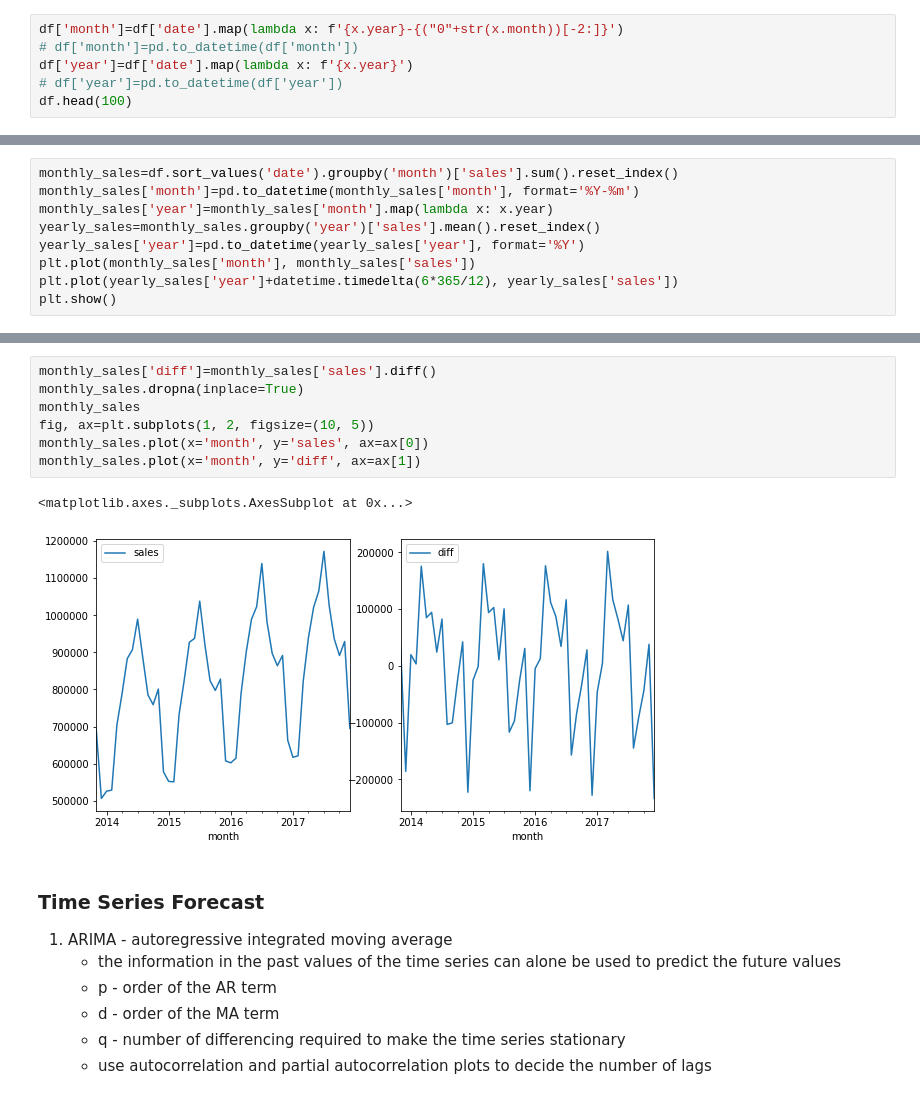
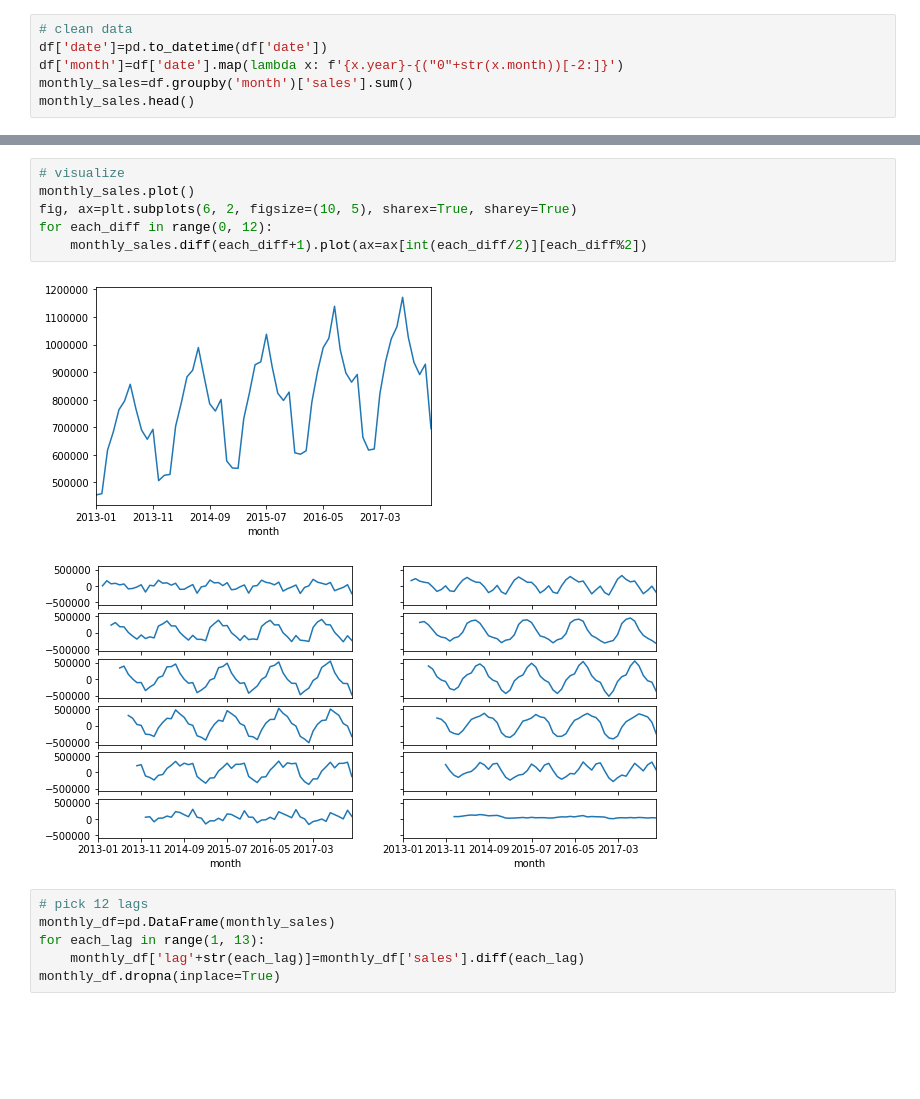
Before and after one commit to kevinclee26/time_series_analysis, a Jupyter notebook: demand-forecasting-kernels-only/Untitled.ipynb, the cells around one changed output, grey strips where cells are left out. Cells and saved outputs as stored; diff of their text form; blank space fills up the shorter version.

```diff
--- a/demand-forecasting-kernels-only/Untitled.ipynb
+++ b/demand-forecasting-kernels-only/Untitled.ipynb
@@ -35,7 +15,7 @@ df['date']=pd.to_datetime(df['date'])
 # %%
+# clean data
+df['date']=pd.to_datetime(df['date'])
 df['month']=df['date'].map(lambda x: f'{x.year}-{("0"+str(x.month))[-2:]}')
-# df['month']=pd.to_datetime(df['month'])
-df['year']=df['date'].map(lambda x: f'{x.year}')
-# df['year']=pd.to_datetime(df['year'])
-df.head(100)
+monthly_sales=df.groupby('month')['sales'].sum()
+monthly_sales.head()
 # %% [output]
@@ -67,9 +28,0 @@ for idx, each_store in enumerate(all_stores):
-# %%
-monthly_sales=df.sort_values('date').groupby('month')['sales'].sum().reset_index()
-monthly_sales['month']=pd.to_datetime(monthly_sales['month'], format='%Y-%m')
-monthly_sales['year']=monthly_sales['month'].map(lambda x: x.year)
-yearly_sales=monthly_sales.groupby('year')['sales'].mean().reset_index()
-yearly_sales['year']=pd.to_datetime(yearly_sales['year'], format='%Y')
-plt.plot(monthly_sales['month'], monthly_sales['sales'])
-plt.plot(yearly_sales['year']+datetime.timedelta(6*365/12), yearly_sales['sales'])
-plt.show()
@@ -93,18 +29,15 @@ plt.show()
-# %%
-monthly_sales['diff']=monthly_sales['sales'].diff()
-monthly_sales.dropna(inplace=True)
-monthly_sales
-fig, ax=plt.subplots(1, 2, figsize=(10, 5))
-monthly_sales.plot(x='month', y='sales', ax=ax[0])
-monthly_sales.plot(x='month', y='diff', ax=ax[1])
-# %% [output]
-<matplotlib.axes._subplots.AxesSubplot at 0x...>
-[figure, removed]
-# %% [markdown]
-### Time Series Forecast
-1. ARIMA - autoregressive integrated moving average
-    * the information in the past values of the time series can alone be used to predict the future values
-    * p - order of the AR term
-    * d - order of the MA term
-    * q - number of differencing required to make the time series stationary
-    * use autocorrelation and partial autocorrelation plots to decide the number of lags
+# %%
+# visualize
+monthly_sales.plot()
+fig, ax=plt.subplots(6, 2, figsize=(10, 5), sharex=True, sharey=True)
+for each_diff in range(0, 12):
+    monthly_sales.diff(each_diff+1).plot(ax=ax[int(each_diff/2)][each_diff%2])
+# %% [output]
+[figure, added]
+[figure, added]
+# %%
+# pick 12 lags
+monthly_df=pd.DataFrame(monthly_sales)
+for each_lag in range(1, 13):
+    monthly_df['lag'+str(each_lag)]=monthly_df['sales'].diff(each_lag)
+monthly_df.dropna(inplace=True)
```
Also changed, not shown: parts of 13 cells of this notebook, 3 other files.
